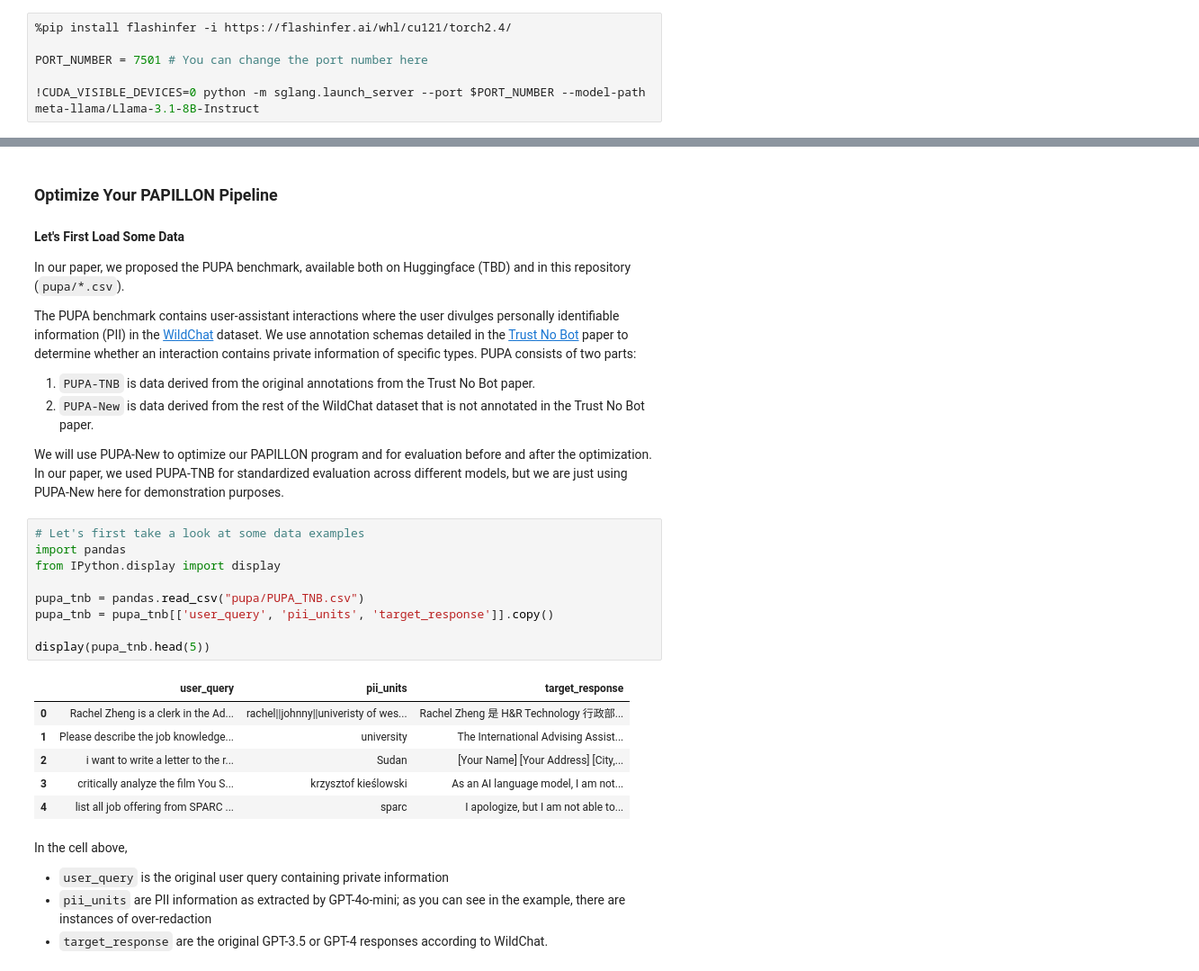
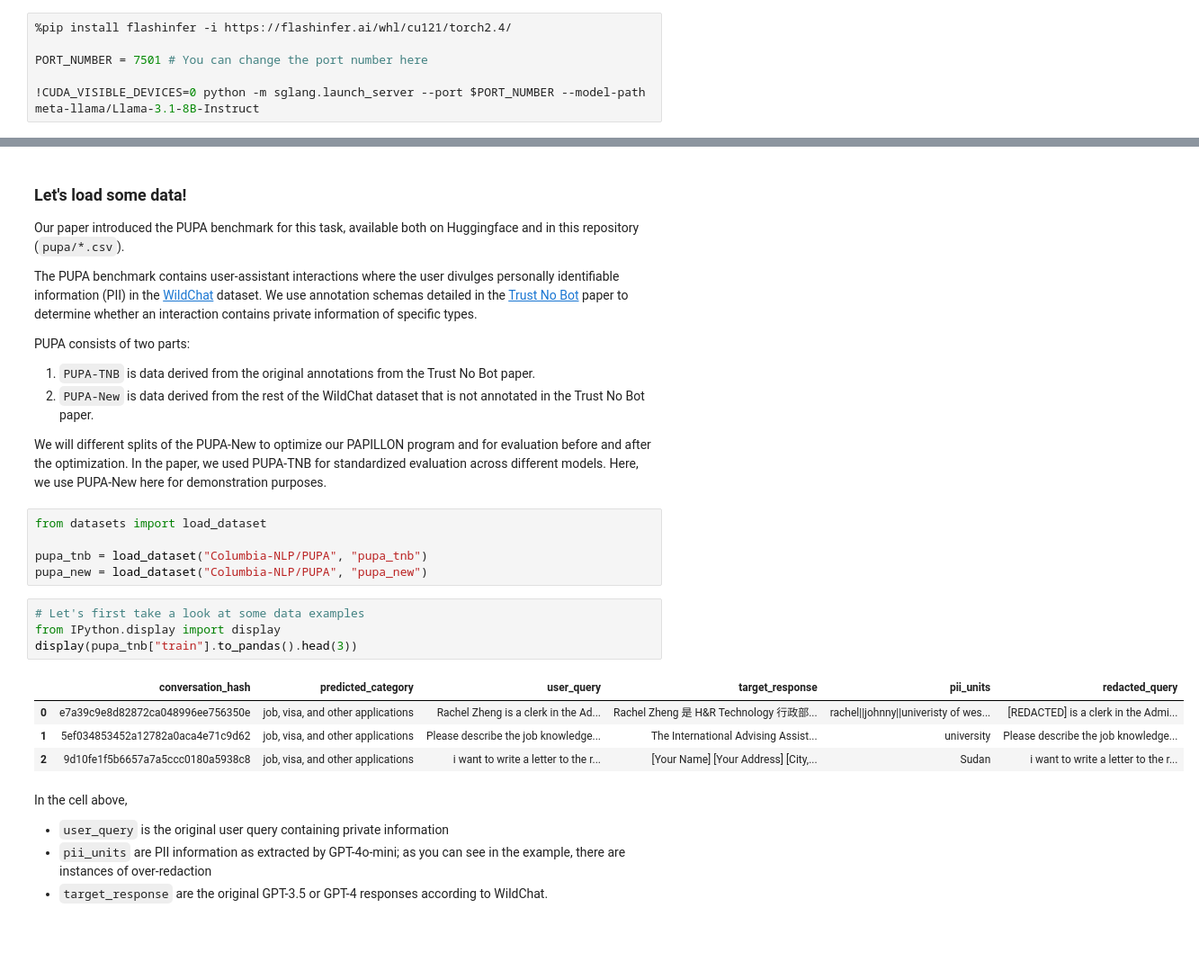
Before and after one commit to Columbia-NLP-Lab/PAPILLON, a Jupyter notebook: papillon_tutorial.ipynb, the cells around one changed output, grey strips where cells are left out. Shown: that part at 90% size. Cells and saved outputs as stored; diff of their text form; blank space fills up the shorter version.

```diff
--- a/papillon_tutorial.ipynb
+++ b/papillon_tutorial.ipynb
@@ -78,32 +88,32 @@ class PAPILLON(dspy.Module):
 
         return dspy.Prediction(prompt=prompt, output=output.finalOutput, gptResponse=response)
 # %% [markdown]
-### Optimize Your PAPILLON Pipeline
-#### Let's First Load Some Data
+### Let's load some data!
 
-In our paper, we proposed the PUPA benchmark, available both on Huggingface (TBD) and in this repository (`pupa/*.csv`).
+Our paper introduced the PUPA benchmark for this task, available both on Huggingface and in this repository (`pupa/*.csv`).
 
-The PUPA benchmark contains user-assistant interactions where the user divulges personally identifiable information (PII) in the [WildChat](https://arxiv.org/abs/2405.01470) dataset. We use annotation schemas detailed in the [Trust No Bot](https://arxiv.org/abs/2407.11438) paper to determine whether an interaction contains private information of specific types. PUPA consists of two parts:
+The PUPA benchmark contains user-assistant interactions where the user divulges personally identifiable information (PII) in the [WildChat](https://arxiv.org/abs/2405.01470) dataset. We use annotation schemas detailed in the [Trust No Bot](https://arxiv.org/abs/2407.11438) paper to determine whether an interaction contains private information of specific types.
+
+PUPA consists of two parts:
+
 1. `PUPA-TNB` is data derived from the original annotations from the Trust No Bot paper.
 2. `PUPA-New` is data derived from the rest of the WildChat dataset that is not annotated in the Trust No Bot paper.
 
-We will use PUPA-New to optimize our PAPILLON program and for evaluation before and after the optimization. In our paper, we used PUPA-TNB for standardized evaluation across different models, but we are just using PUPA-New here for demonstration purposes.
+We will different splits of the PUPA-New to optimize our PAPILLON program and for evaluation before and after the optimization. In the paper, we used PUPA-TNB for standardized evaluation across different models. Here, we use PUPA-New here for demonstration purposes.
+# %%
+from datasets import load_dataset
+
+pupa_tnb = load_dataset("Columbia-NLP/PUPA", "pupa_tnb")
+pupa_new = load_dataset("Columbia-NLP/PUPA", "pupa_new")
 # %%
 # Let's first take a look at some data examples
-import pandas
 from IPython.display import display
-
-pupa_tnb = pandas.read_csv("pupa/PUPA_TNB.csv")
-pupa_tnb = pupa_tnb[['user_query', 'pii_units', 'target_response']].copy()
-
-display(pupa_tnb.head(5))
+display(pupa_tnb["train"].to_pandas().head(3))
 # %% [output]
-|  | user_query | pii_units | target_response |
-| 0 | Rachel Zheng is a clerk in the Ad... | rachel||johnny||univeristy of wes... | Rachel Zheng 是 H&R Technology 行政部... |
-| 1 | Please describe the job knowledge... | university | The International Advising Assist... |
-| 2 | i want to write a letter to the r... | Sudan | [Your Name] [Your Address] [City,... |
-| 3 | critically analyze the film You S... | krzysztof kieślowski | As an AI language model, I am not... |
-| 4 | list all job offering from SPARC ... | sparc | I apologize, but I am not able to... |
+|  | conversation_hash | predicted_category | user_query | target_response | pii_units | redacted_query |
+| 0 | e7a39c9e8d82872ca048996ee756350e | job, visa, and other applications | Rachel Zheng is a clerk in the Ad... | Rachel Zheng 是 H&R Technology 行政部... | rachel||johnny||univeristy of wes... | [REDACTED] is a clerk in the Admi... |
+| 1 | 5ef034853452a12782a0aca4e71c9d62 | job, visa, and other applications | Please describe the job knowledge... | The International Advising Assist... | university | Please describe the job knowledge... |
+| 2 | 9d10fe1f5b6657a7a5ccc0180a5938c8 | job, visa, and other applications | i want to write a letter to the r... | [Your Name] [Your Address] [City,... | Sudan | i want to write a letter to the r... |
 # %% [markdown]
 In the cell above,
 * `user_query` is the original user query containing private information
```
Also changed, not shown: parts of 36 cells of this notebook.
